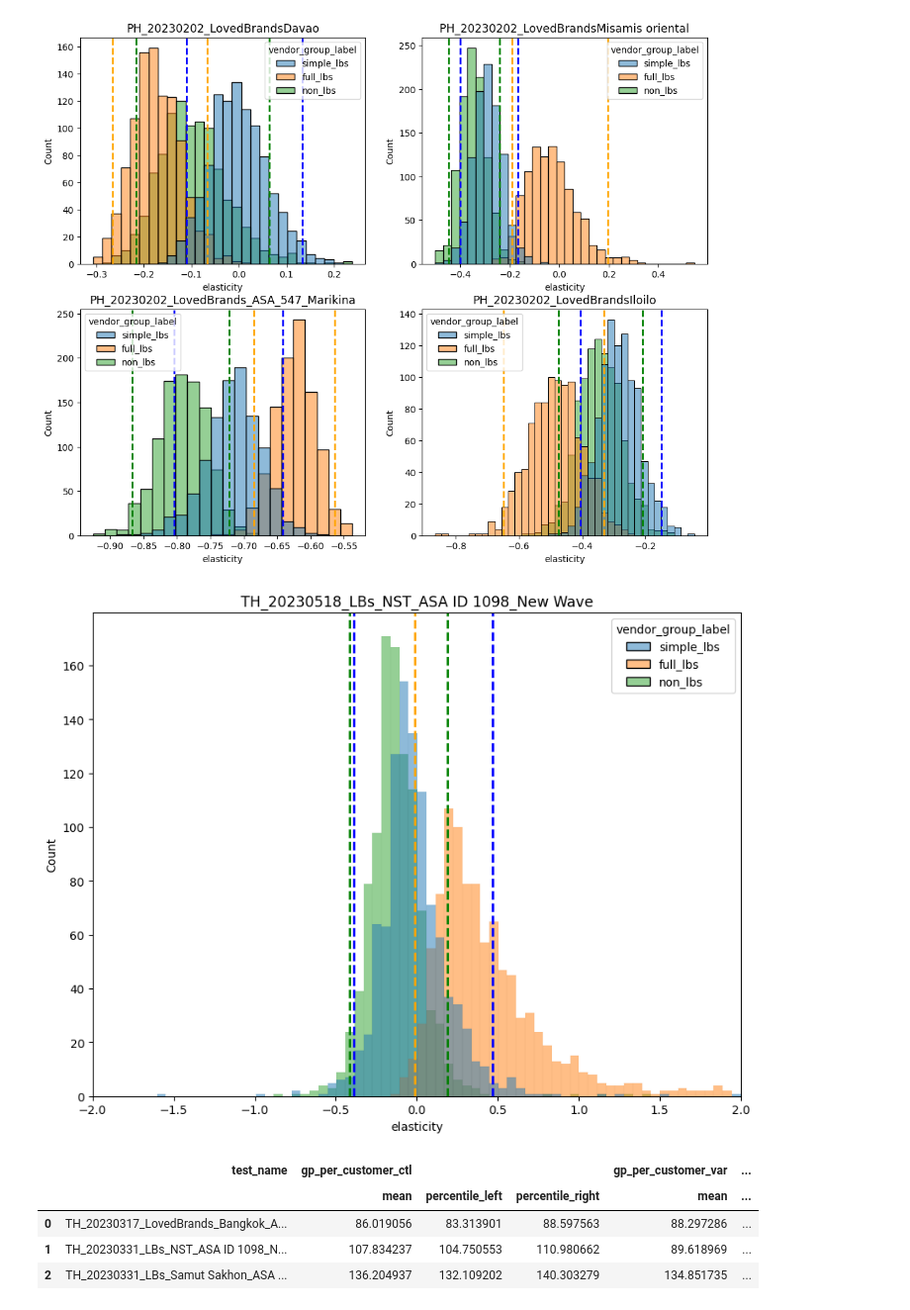
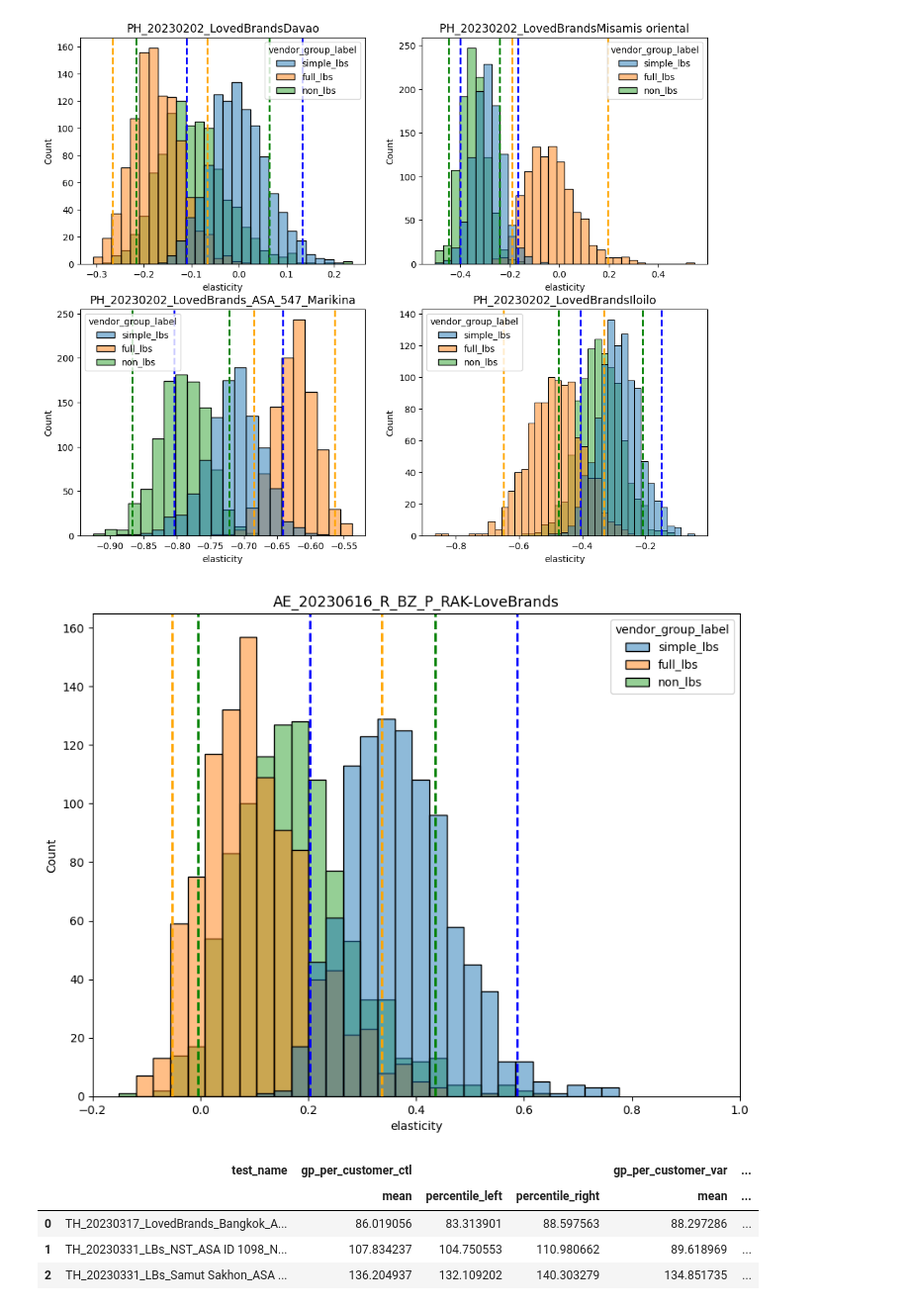
Before and after one commit to omar-elmaria/bootstrap_analysis, a Jupyter notebook: bootstrap_analysis.ipynb, the cells around one changed output. Shown: that part at 99% size. Saved outputs shown, nothing was run; the diff lists cells and outputs as text; code cells hidden in the pictures.

Commit message:
update notebook to test in RAK, AE

```diff
--- a/bootstrap_analysis.ipynb
+++ b/bootstrap_analysis.ipynb
@@ -8,13 +8,14 @@ import matplotlib.pyplot as plt
 import seaborn as sns
 # %%
 # Declare some global inputs
-test_names = ["TH_20230518_LBs_NST_ASA ID 1098_New Wave"]
-lb_pipeline_run_date = "2023-06-08"
-asa_ids = ["1098"]
-entity_id = "FP_TH"
+test_names = ["AE_20230616_R_BZ_P_RAK-LoveBrands"]
+lb_pipeline_run_date = "2023-07-06"
+test_start_date = "2023-06-19"
+asa_ids = ["35"]
+entity_id = "TB_AE"
 lb_designated_tg = "Target Group 1" # Depending on whether or not there are conditions in the test, the Loved Brands can be in other target groups different from TG1
 nlb_designated_tg = "Target Group 2" # Depending on whether or not there are conditions in the test, the non-Loved Brands can be in other target groups different from TG2
-ela_var = "Variation4" # Elasticity variant in the test
+ela_var = "Variation1" # Elasticity variant in the test
 num_bootstrap_samples = 1000 # Number of data points to have on the histogram
 cl = 0.95
 left_threshold = round((1 - cl) / 2, 4)
@@ -31,7 +32,7 @@ bqstorage_client = bigquery_storage.BigQueryReadClient()
 df_test_data = client.query(
     query=f"""
         SELECT * FROM `logistics-data-storage-staging.long_term_pricing.ab_test_individual_orders_cleaned_lb_rollout_tests`
-        WHERE test_name IN ('{"', '".join(test_names)}') AND created_date_utc >= DATE("2023-06-01")
+        WHERE test_name IN ('{"', '".join(test_names)}') AND created_date_utc >= DATE("{test_start_date}")
     """
 ).result().to_dataframe(bqstorage_client=bqstorage_client, progress_bar_type="tqdm")
 
@@ -204,36 +223,36 @@ for idx, tst in enumerate(test_names):
 # %%
 fig, axes = plt.subplots(figsize = (10,7.5))
 def plot_func_single(test_name):
     sns.histplot(data=df_sim_results[df_sim_results["test_name"] == test_name], x="elasticity", hue="vendor_group_label")
     percentile_left_flbs = df_stats[(df_stats["test_name"] == test_name) & (df_stats["vendor_group_label"] == "full_lbs")]\
         ["elasticity"].reset_index(drop=True)["percentile_left"][0]
     percentile_left_nlbs = df_stats[(df_stats["test_name"] == test_name) & (df_stats["vendor_group_label"] == "non_lbs")]["elasticity"]\
         .reset_index(drop=True)["percentile_left"][0]
     percentile_left_slbs = df_stats[(df_stats["test_name"] == test_name) & (df_stats["vendor_group_label"] == "simple_lbs")]["elasticity"]\
         .reset_index(drop=True)["percentile_left"][0]
 
     percentile_right_flbs = df_stats[(df_stats["test_name"] == test_name) & (df_stats["vendor_group_label"] == "full_lbs")]["elasticity"]\
         .reset_index(drop=True)["percentile_right"][0]
     percentile_right_nlbs = df_stats[(df_stats["test_name"] == test_name) & (df_stats["vendor_group_label"] == "non_lbs")]["elasticity"]\
         .reset_index(drop=True)["percentile_right"][0]
     percentile_right_slbs = df_stats[(df_stats["test_name"] == test_name) & (df_stats["vendor_group_label"] == "simple_lbs")]["elasticity"]\
         .reset_index(drop=True)["percentile_right"][0]
 
     axes.axvline(x = percentile_left_flbs, ymin=0, ymax=1, color = "orange", linestyle="--", linewidth=2)
     axes.axvline(x = percentile_left_nlbs, ymin=0, ymax=1, color = "green", linestyle="--", linewidth=2)
     axes.axvline(x = percentile_left_slbs, ymin=0, ymax=1, color = "blue", linestyle="--", linewidth=2)
     axes.axvline(x = percentile_right_flbs, ymin=0, ymax=1, color = "orange", linestyle="--", linewidth=2)
     axes.axvline(x = percentile_right_nlbs, ymin=0, ymax=1, color = "green", linestyle="--", linewidth=2)
     axes.axvline(x = percentile_right_slbs, ymin=0, ymax=1, color = "blue", linestyle="--", linewidth=2)
-    axes.set_xlim((-2,2))
+    axes.set_xlim((-0.2,1))
     axes.set_title(test_name, size = 12.5)
 
 # Plot the graph
-plot_func_single(test_name="TH_20230518_LBs_NST_ASA ID 1098_New Wave")
-# plot_func_single(test_name="TH_20230331_LBs_Samut Sakhon_ASA ID 795_New Wave")
+plot_func_single(test_name="AE_20230616_R_BZ_P_RAK-LoveBrands")
+# plot_func_single(test_name="TH_20230616_LBs_Khon kaen_ASA ID 2028_New Wave")
 # plot_func_single(test_name="TH_20230331_LBs_NST_ASA ID 1098_New Wave")
 # %% [output]
-[figure, old version]
+[figure, new version]
 # %%
 # Run the bootstrapping function sequentially
 df_kpi_sim_results = []
```
Also changed, not shown: parts of 4 cells of this notebook.
